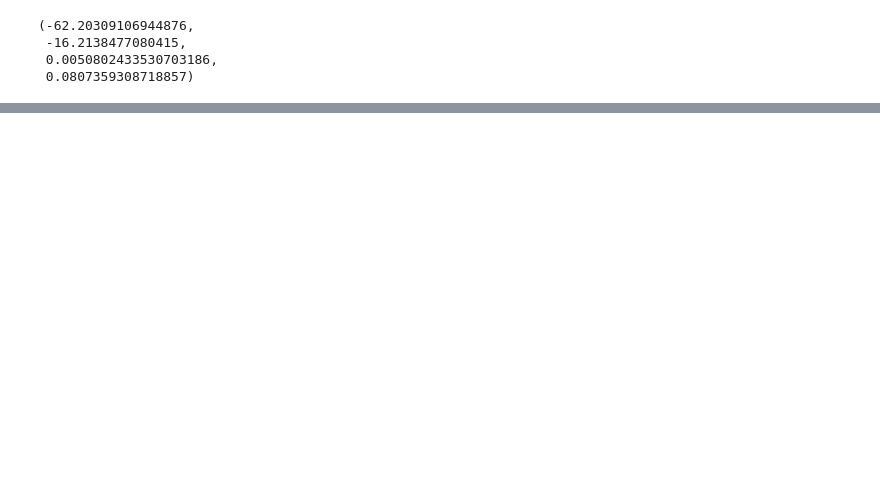
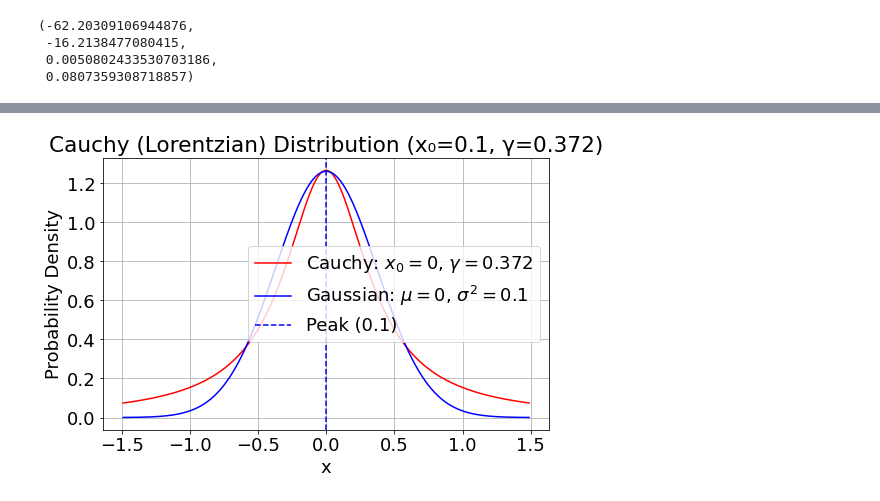
Before and after one commit to davidkelly2002/Final-Year-Project, a Jupyter notebook: Mean Field Reduction.ipynb, the cells around one changed output, grey strips where cells are left out. Drawn from its saved outputs; the diff is of its cells as text; code cells hidden in the pictures; blank space fills up the shorter version.

```diff
--- a/Mean Field Reduction.ipynb
+++ b/Mean Field Reduction.ipynb
@@ -291,0 +514,34 @@ plt.show()
+# %%
+# Parameters
+mu = 0  # Mean
+sigma = np.sqrt(0.1)  # Standard deviation (since variance = 0.1)
+
+# Generate x values
+x = np.linspace(mu - 4*sigma, mu + 4*sigma, 1000)
+
+# Compute Gaussian PDF
+gaussian_pdf = norm.pdf(x, loc=mu, scale=sigma)
+
+# Parameters
+x0 = 0    # Location parameter (similar to mean)
+gamma = 0.372  # Scale parameter (HWHM chosen to approximate std of 0.316)
+
+# Generate x values
+x = np.linspace(x0 - 4*gamma, x0 + 4*gamma, 1000)
+
+# Compute Cauchy PDF
+cauchy_pdf = 1.48*cauchy.pdf(x, loc=x0, scale=gamma)
+
+# Plot
+plt.figure(figsize=(8, 5))
+plt.plot(x, cauchy_pdf, label=f'Cauchy: $x_0={x0}$, $\\gamma={gamma}$', color='r')
+plt.plot(x, gaussian_pdf, label=f'Gaussian: $\mu={mu}$, $\sigma^2=0.1$', color='b')
+plt.axvline(x0, color='b', linestyle='dashed', label='Peak (0.1)')
+plt.xlabel("x")
+plt.ylabel("Probability Density")
+plt.title("Cauchy (Lorentzian) Distribution (x₀=0.1, γ=0.372)")
+plt.legend()
+plt.grid()
+plt.show()
+# %% [output]
+[figure, added]
```
Also changed, not shown: parts of 6 cells of this notebook, 1 other file.
